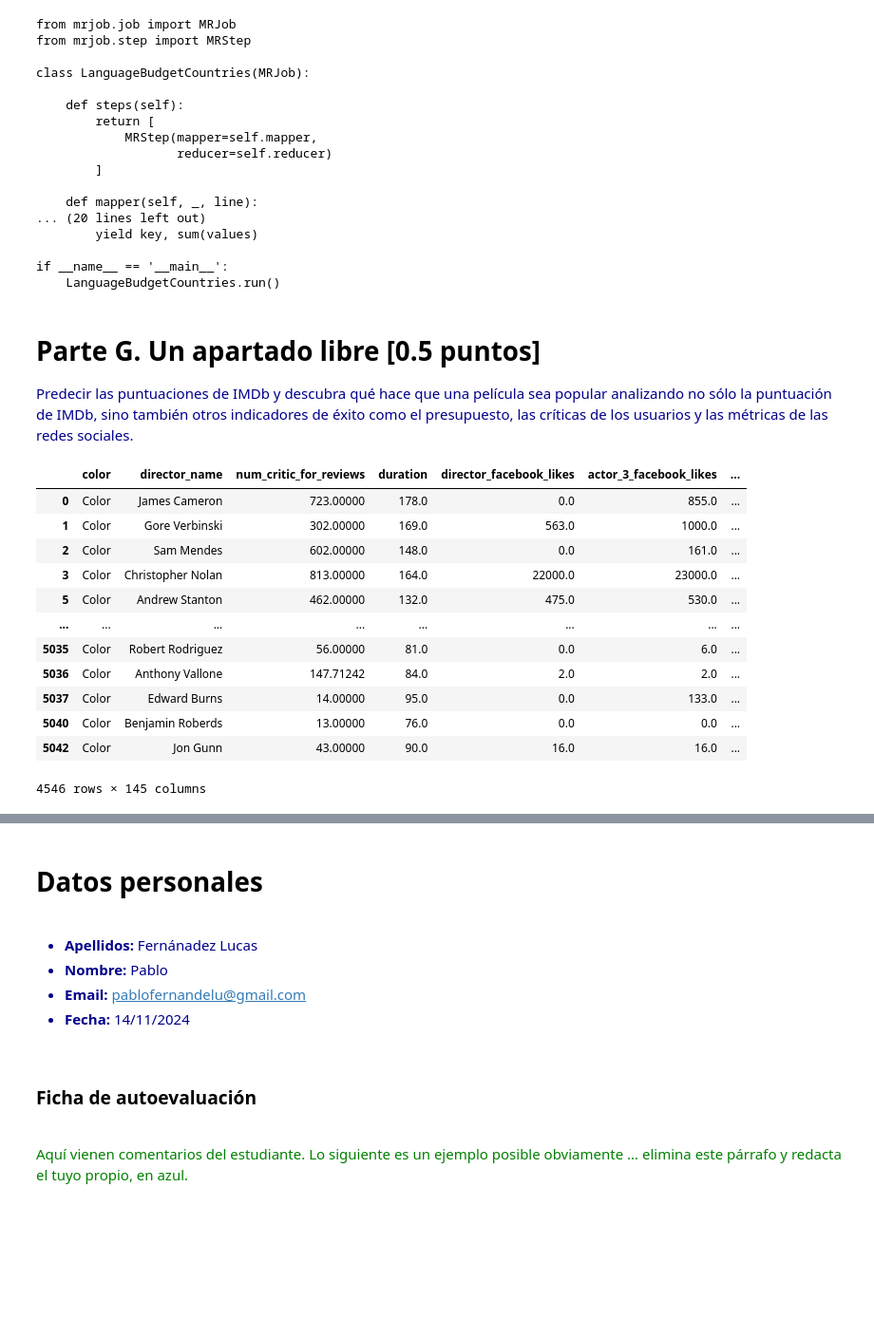
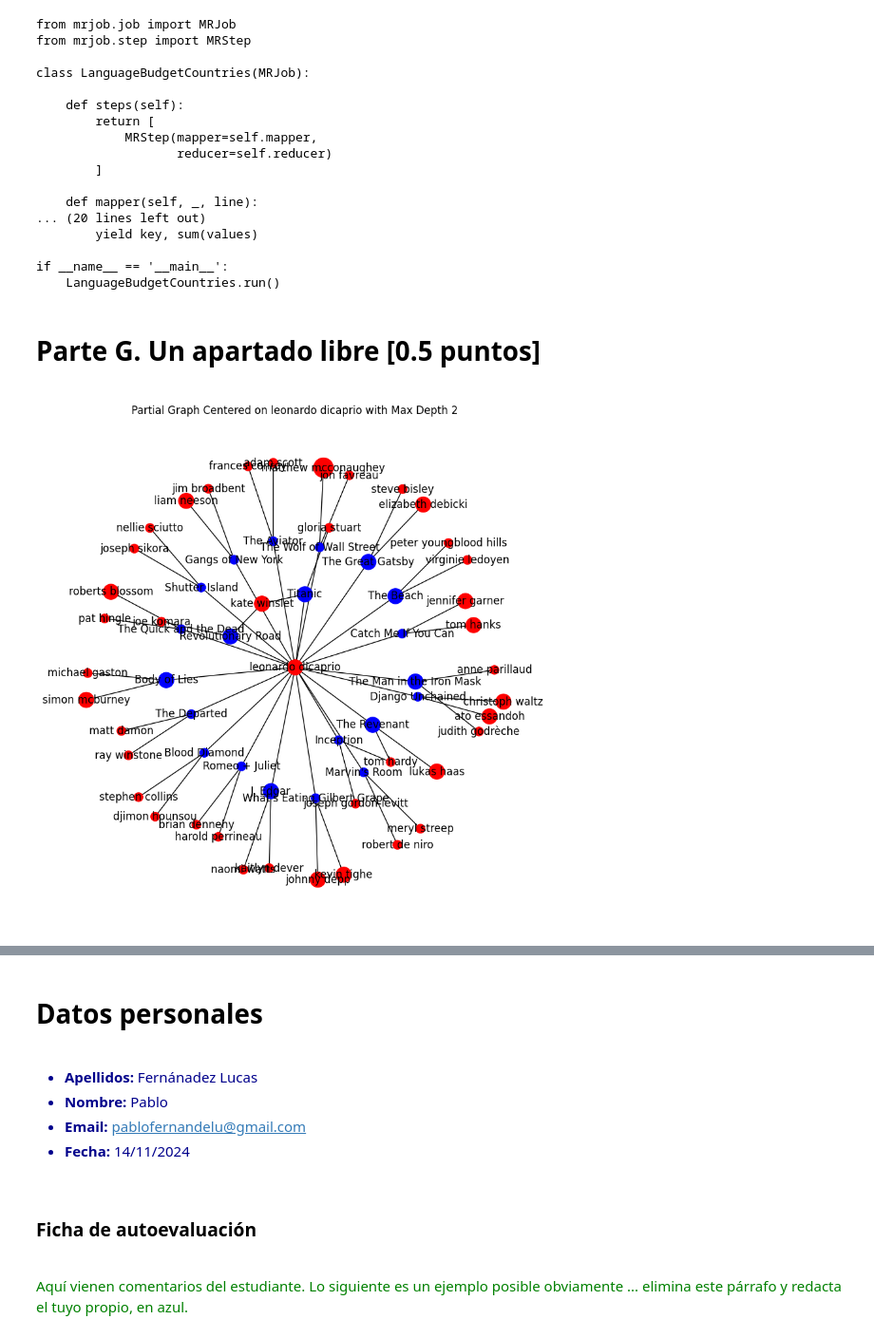
Before and after one commit to py-qwerty/Master-BigData-IA, a Jupyter notebook: movies_02_enunciados.ipynb, the cells around one changed output, grey strips where cells are left out. Shown: that part at 95% size. Cells and saved outputs as stored; diff of their text form; code cells hidden in the pictures; blank space fills up the shorter version.

Commit message:
graph conexions

```diff
--- a/movies_02_enunciados.ipynb
+++ b/movies_02_enunciados.ipynb
@@ -1305,10 +1310,3 @@ class LanguageBudgetCountries(MRJob):
 
 if __name__ == '__main__':
     LanguageBudgetCountries.run()
-# %% [markdown]
-# Parte G. Un apartado libre [0.5 puntos]
-
-
-<font color="darkblue">
-Predecir las puntuaciones de IMDb y descubra qué hace que una película sea popular analizando no sólo la puntuación de IMDb, sino también otros indicadores de éxito como el presupuesto, las críticas de los usuarios y las métricas de las redes sociales.
-</font>
@@ -1346,16 +1313,7 @@ movie_data['total_facebook_likes'] = (
-# %%
-movie_data
-# %% [output]
-|  | color | director_name | num_critic_for_reviews | duration | director_facebook_likes | actor_3_facebook_likes | ... |
-| 0 | Color | James Cameron | 723.00000 | 178.0 | 0.0 | 855.0 | ... |
-| 1 | Color | Gore Verbinski | 302.00000 | 169.0 | 563.0 | 1000.0 | ... |
-| 2 | Color | Sam Mendes | 602.00000 | 148.0 | 0.0 | 161.0 | ... |
-| 3 | Color | Christopher Nolan | 813.00000 | 164.0 | 22000.0 | 23000.0 | ... |
-| 5 | Color | Andrew Stanton | 462.00000 | 132.0 | 475.0 | 530.0 | ... |
-| ... | ... | ... | ... | ... | ... | ... | ... |
-| 5035 | Color | Robert Rodriguez | 56.00000 | 81.0 | 0.0 | 6.0 | ... |
-| 5036 | Color | Anthony Vallone | 147.71242 | 84.0 | 2.0 | 2.0 | ... |
-| 5037 | Color | Edward Burns | 14.00000 | 95.0 | 0.0 | 133.0 | ... |
-| 5040 | Color | Benjamin Roberds | 13.00000 | 76.0 | 0.0 | 0.0 | ... |
-| 5042 | Color | Jon Gunn | 43.00000 | 90.0 | 16.0 | 16.0 | ... |
-4546 rows × 145 columns
+# %% [markdown]
+# Parte G. Un apartado libre [0.5 puntos]
+
+
+<font color="darkblue">
+
+</font>
@@ -1361,0 +1359,46 @@ movie_data
+# %%
+import networkx as nx
+import matplotlib.pyplot as plt
+
+def show_part_of_graph_with_size_by_depth(graph: nx.Graph, focus_node: str, max_depth: int = 2):
+
+    focus_node = focus_node.lower()
+    # Create a set to store nodes within the specified depth
+    nodes_to_include = {focus_node}
+
+    # Dictionary to keep track of depth for each node
+    node_depths = {focus_node: 0}
+
+    # Use bfs_edges to get all edges up to the specified depth
+    edges = nx.bfs_edges(graph, source=focus_node, depth_limit=max_depth)
+    for u, v in edges:
+        nodes_to_include.add(u)
+        nodes_to_include.add(v)
+        # Assign depth for each node, adding 1 for each layer from the focus_node
+        node_depths[v] = node_depths[u] + 1
+
+    # Create the subgraph with the selected nodes
+    subgraph = graph.subgraph(nodes_to_include).copy()
+
+    # Set node colors (optional)
+    node_colors = [subgraph.nodes[node].get('color', 'grey') for node in subgraph.nodes()]
+
+    # Set node sizes based on depth: closer nodes are larger, farther nodes are smaller
+    max_size = 500  # Maximum node size
+    min_size = 100  # Minimum node size
+    node_sizes = [
+        max(max_size - depth * (max_size - min_size) // max_depth, min_size)
+        for node, depth in node_depths.items()
+    ]
+
+    # Visualize the subgraph with varying node sizes
+    plt.figure(figsize=(8, 8))
+    pos = nx.spring_layout(subgraph)
+    nx.draw(subgraph, pos, with_labels=True, node_size=node_sizes, node_color=node_colors)
+    plt.title(f"Partial Graph Centered on {focus_node} with Max Depth {max_depth}")
+    plt.show()
+
+# Example usage: show part of the graph centered on 'Leonard DiCaprio' with max depth of 2
+show_part_of_graph_with_size_by_depth(G, focus_node='Leonardo DiCaprio', max_depth=2)
+# %% [output]
+[figure, added]
```
Also changed, not shown: parts of 9 cells of this notebook.
